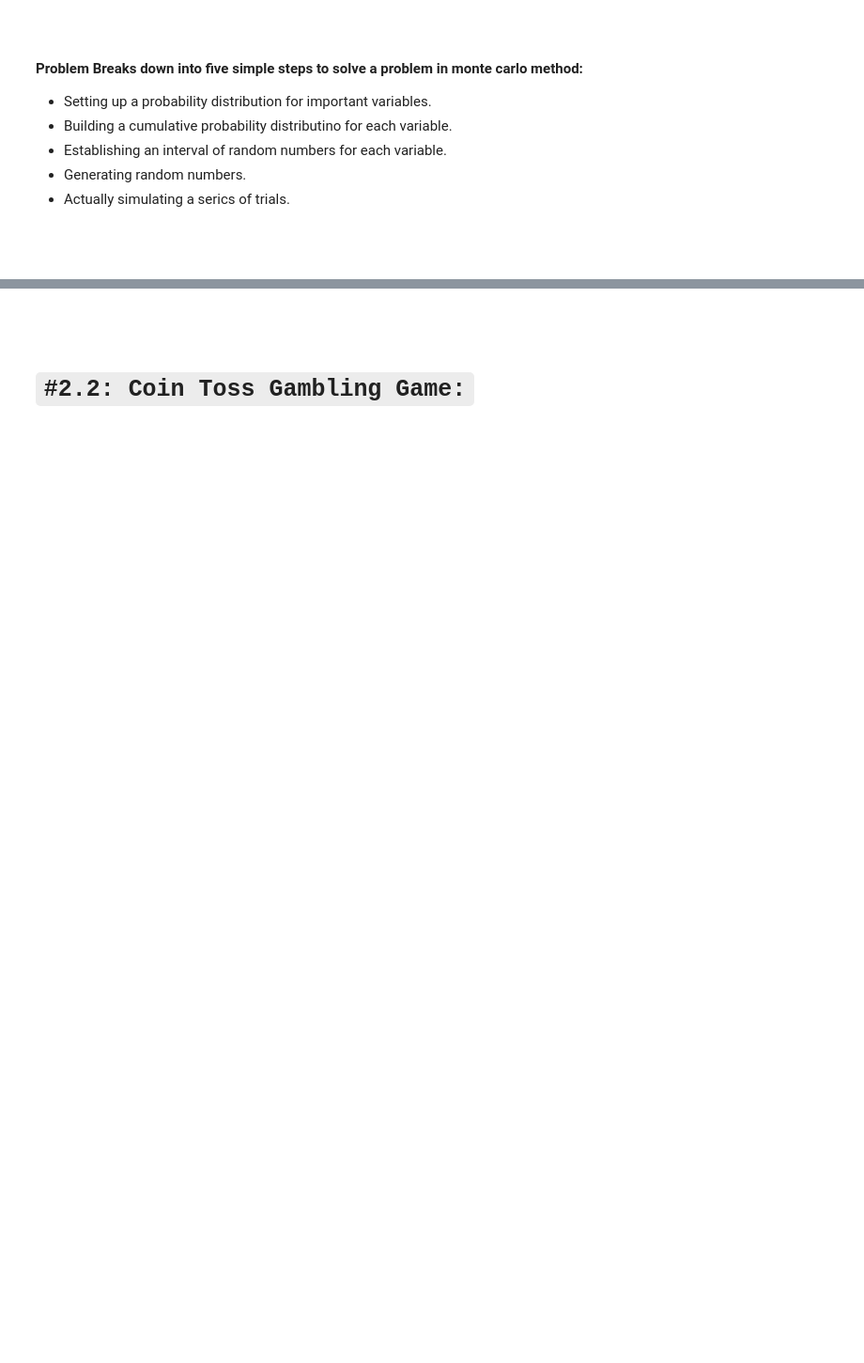
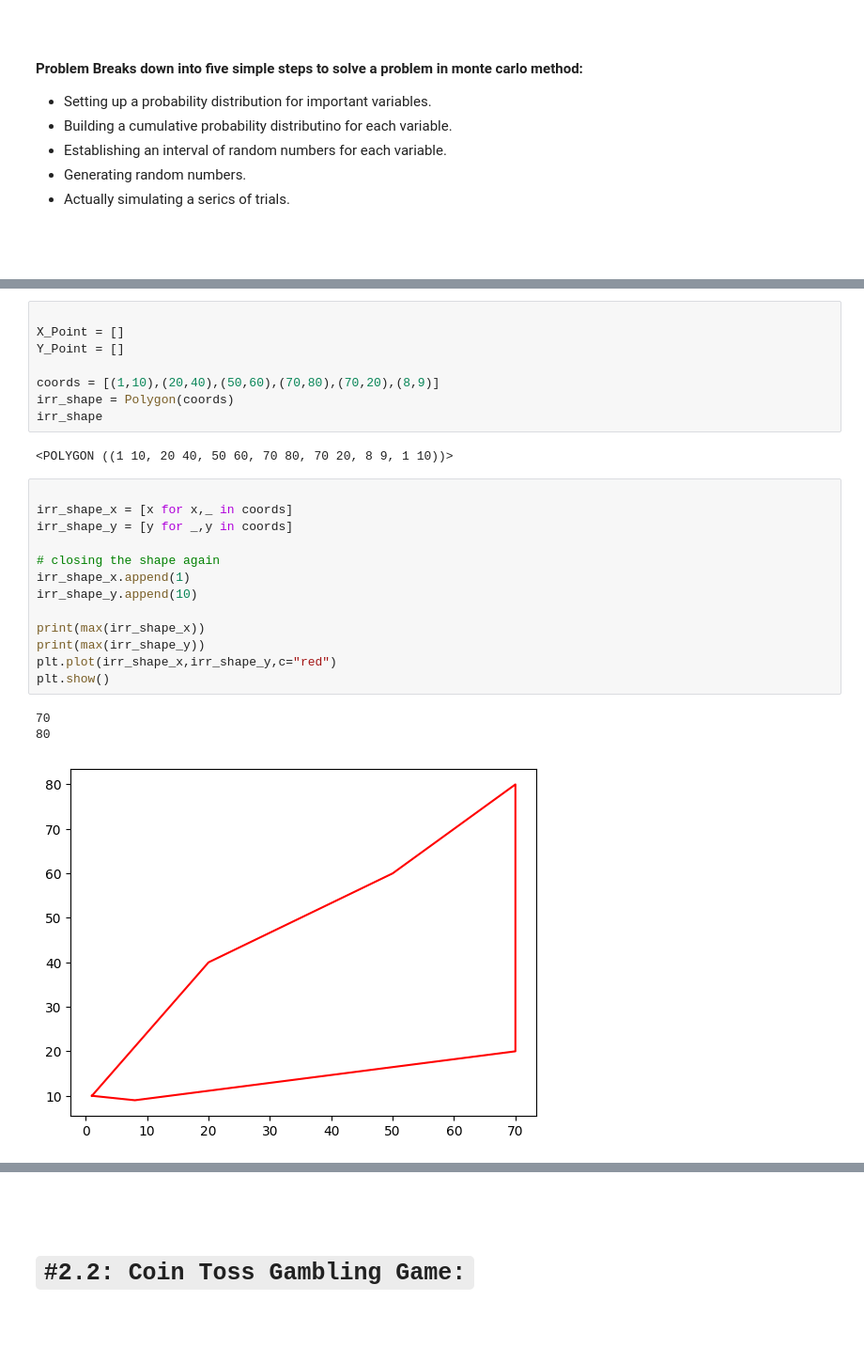
Before and after one commit to yasin-arafat-05/python-academic, a Jupyter notebook: simulation_modeling/01_monte_carlo.ipynb, the cells around one changed output, grey strips where cells are left out. Shown at 94% size. Saved outputs shown, nothing was run; the diff lists cells and outputs as text; blank space fills up the shorter version.

```diff
--- a/simulation_modeling/01_monte_carlo.ipynb
+++ b/simulation_modeling/01_monte_carlo.ipynb
@@ -21,0 +31,27 @@ import matplotlib.pyplot as plt
+# %%
+
+X_Point = []
+Y_Point = []
+
+coords = [(1,10),(20,40),(50,60),(70,80),(70,20),(8,9)]
+irr_shape = Polygon(coords)
+irr_shape
+# %% [output]
+<POLYGON ((1 10, 20 40, 50 60, 70 80, 70 20, 8 9, 1 10))>
+# %%
+
+irr_shape_x = [x for x,_ in coords]
+irr_shape_y = [y for _,y in coords]
+
+# closing the shape again
+irr_shape_x.append(1)
+irr_shape_y.append(10)
+
+print(max(irr_shape_x))
+print(max(irr_shape_y))
+plt.plot(irr_shape_x,irr_shape_y,c="red")
+plt.show()
+# %% [output]
+70
+80
+[figure, added]
```
Also changed, not shown: parts of 3 cells of this notebook, 1 other file.
